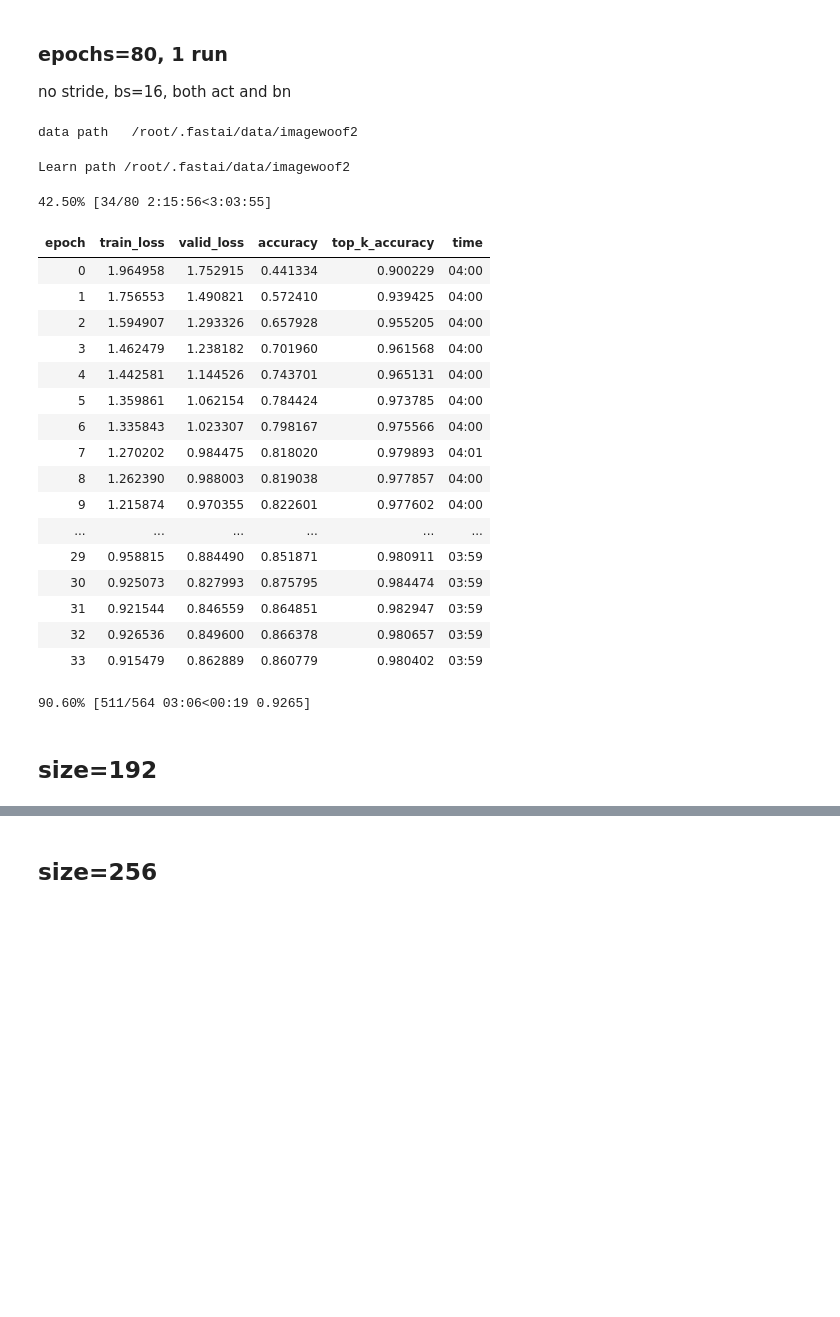
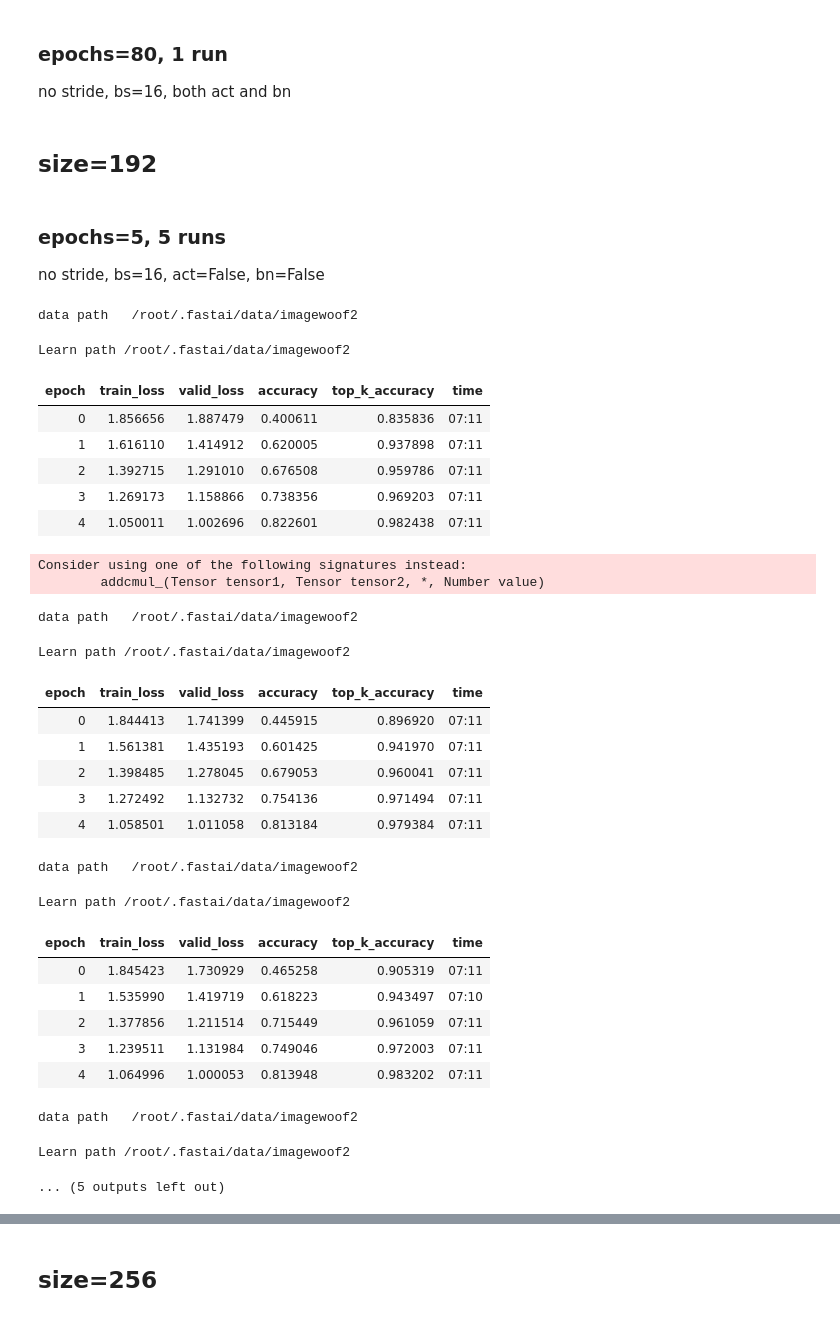
Before and after one commit to BoaEi/imagenette_experiments, a Jupyter notebook: ResNet_separable.ipynb, the cells around one changed output, grey strips where cells are left out. Saved outputs shown, nothing was run; the diff lists cells and outputs as text; code cells hidden in the pictures; blank space fills up the shorter version.

```diff
--- a/ResNet_separable.ipynb
+++ b/ResNet_separable.ipynb
@@ -80,8 +80,8 @@ class NewResBlock(Module):
         ] if expansion == 1 else [
                    (f"conv_0", conv_layer(ni, nh, 1, act_fn=act_fn, bn_1st=bn_1st)),
                    # (f"conv_1", conv_layer(nh, nh, 3, act_fn=act_fn, bn_1st=bn_1st)),
-                   (f"conv_1", conv_layer(nh, nh*4, 3, groups=nh, act_fn=act_fn, bn_1st=bn_1st)),
-                   # (f"conv_1", conv_layer(nh, nh*4, 3, groups=nh, act=False, bn_layer=False)),
+                   # (f"conv_1", conv_layer(nh, nh*4, 3, groups=nh, act_fn=act_fn, bn_1st=bn_1st)),
+                   (f"conv_1", conv_layer(nh, nh*4, 3, groups=nh, act=True, bn_layer=False)),
                    (f"conv_2", conv_layer(nh*4, nf, 1, zero_bn=zero_bn, act=False, bn_1st=bn_1st))
         ]
         if sa: layers.append(('sa', SimpleSelfAttention(nf,ks=1,sym=sym)))
@@ -235,34 +235,46 @@ for epochs in [80]:
     learn.fit_fc(epochs, lr=4e-3, moms=(0.95,0.95), start_pct=0.72)
     res += [learn.recorder.metrics[-1][0].item()]
 print([round(x, 6) for x in res], sum(res)/len(res))
-# %% [output]
-data path   /root/.fastai/data/imagewoof2
-Learn path /root/.fastai/data/imagewoof2
-42.50% [34/80 2:15:56<3:03:55]
-| epoch | train_loss | valid_loss | accuracy | top_k_accuracy | time |
-| 0 | 1.964958 | 1.752915 | 0.441334 | 0.900229 | 04:00 |
-| 1 | 1.756553 | 1.490821 | 0.572410 | 0.939425 | 04:00 |
-| 2 | 1.594907 | 1.293326 | 0.657928 | 0.955205 | 04:00 |
-| 3 | 1.462479 | 1.238182 | 0.701960 | 0.961568 | 04:00 |
-| 4 | 1.442581 | 1.144526 | 0.743701 | 0.965131 | 04:00 |
-| 5 | 1.359861 | 1.062154 | 0.784424 | 0.973785 | 04:00 |
-| 6 | 1.335843 | 1.023307 | 0.798167 | 0.975566 | 04:00 |
-| 7 | 1.270202 | 0.984475 | 0.818020 | 0.979893 | 04:01 |
-| 8 | 1.262390 | 0.988003 | 0.819038 | 0.977857 | 04:00 |
-| 9 | 1.215874 | 0.970355 | 0.822601 | 0.977602 | 04:00 |
-| ... | ... | ... | ... | ... | ... |
-| 29 | 0.958815 | 0.884490 | 0.851871 | 0.980911 | 03:59 |
-| 30 | 0.925073 | 0.827993 | 0.875795 | 0.984474 | 03:59 |
-| 31 | 0.921544 | 0.846559 | 0.864851 | 0.982947 | 03:59 |
-| 32 | 0.926536 | 0.849600 | 0.866378 | 0.980657 | 03:59 |
-| 33 | 0.915479 | 0.862889 | 0.860779 | 0.980402 | 03:59 |
-90.60% [511/564 03:06<00:19 0.9265]
 # %% [markdown]
 ## size=192
+# %% [markdown]
+### epochs=5, 5 runs
+
+no stride, bs=16, act=False, bn=False
 # %%
 for epochs in [5]*5:
     mixup=0 if epochs<=20 else 0.2
-    learn = get_learn(model=model, size=192, bs=32, mixup=mixup)
+    learn = get_learn(model=model, size=192, bs=16, mixup=mixup)
     learn.fit_fc(epochs, lr=4e-3, moms=(0.95,0.95), start_pct=0.72)
     res += [learn.recorder.metrics[-1][0].item()]
 print([round(x, 6) for x in res], sum(res)/len(res))
+# %% [output]
+data path   /root/.fastai/data/imagewoof2
+Learn path /root/.fastai/data/imagewoof2
+| epoch | train_loss | valid_loss | accuracy | top_k_accuracy | time |
+| 0 | 1.856656 | 1.887479 | 0.400611 | 0.835836 | 07:11 |
+| 1 | 1.616110 | 1.414912 | 0.620005 | 0.937898 | 07:11 |
+| 2 | 1.392715 | 1.291010 | 0.676508 | 0.959786 | 07:11 |
+| 3 | 1.269173 | 1.158866 | 0.738356 | 0.969203 | 07:11 |
+| 4 | 1.050011 | 1.002696 | 0.822601 | 0.982438 | 07:11 |
+Consider using one of the following signatures instead:
+        addcmul_(Tensor tensor1, Tensor tensor2, *, Number value)
+data path   /root/.fastai/data/imagewoof2
+Learn path /root/.fastai/data/imagewoof2
+| epoch | train_loss | valid_loss | accuracy | top_k_accuracy | time |
+| 0 | 1.844413 | 1.741399 | 0.445915 | 0.896920 | 07:11 |
+| 1 | 1.561381 | 1.435193 | 0.601425 | 0.941970 | 07:11 |
+| 2 | 1.398485 | 1.278045 | 0.679053 | 0.960041 | 07:11 |
+| 3 | 1.272492 | 1.132732 | 0.754136 | 0.971494 | 07:11 |
+| 4 | 1.058501 | 1.011058 | 0.813184 | 0.979384 | 07:11 |
+data path   /root/.fastai/data/imagewoof2
+Learn path /root/.fastai/data/imagewoof2
+| epoch | train_loss | valid_loss | accuracy | top_k_accuracy | time |
+| 0 | 1.845423 | 1.730929 | 0.465258 | 0.905319 | 07:11 |
+| 1 | 1.535990 | 1.419719 | 0.618223 | 0.943497 | 07:10 |
+| 2 | 1.377856 | 1.211514 | 0.715449 | 0.961059 | 07:11 |
+| 3 | 1.239511 | 1.131984 | 0.749046 | 0.972003 | 07:11 |
+| 4 | 1.064996 | 1.000053 | 0.813948 | 0.983202 | 07:11 |
+data path   /root/.fastai/data/imagewoof2
+Learn path /root/.fastai/data/imagewoof2
+... (5 outputs left out)
```
Also changed, not shown: parts of 6 cells of this notebook.
